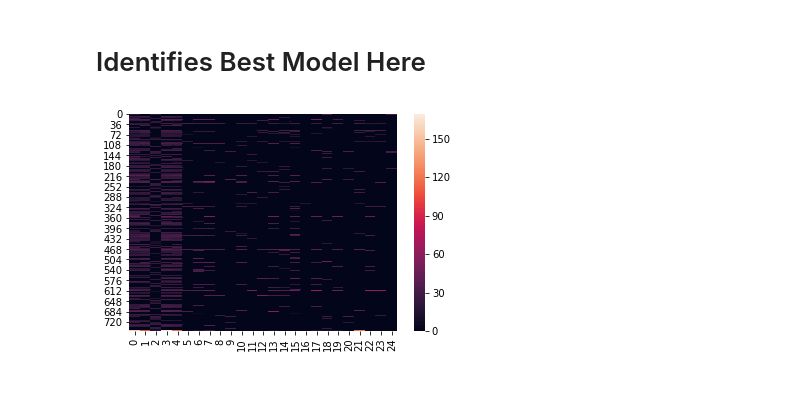
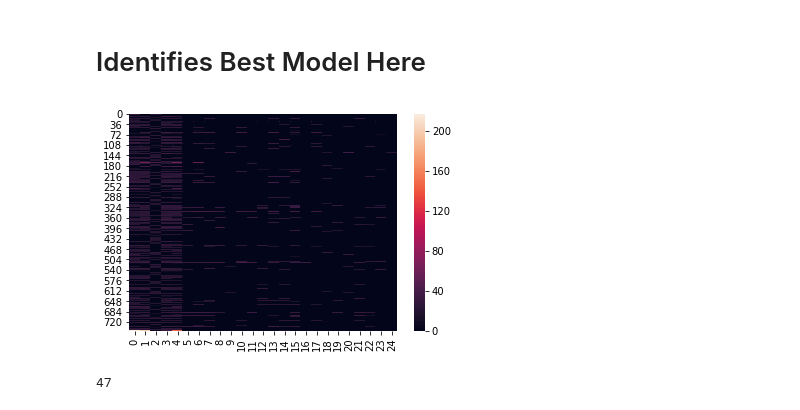
Before and after one commit to faaizT/AI_Clinician, a Jupyter notebook: AIClinician_core.ipynb, the cells around one changed output. Drawn from its saved outputs; the diff is of its cells as text; code cells hidden in the pictures.

```diff
--- a/AIClinician_core.ipynb
+++ b/AIClinician_core.ipynb
@@ -465,9 +465,14 @@ for model in range(nr_reps):
 # %% [markdown]
 # Identifies Best Model Here
 # %%
-best_model = recqvi['bootmimictestwis_5%_LB'].values.argmax
+best_model = recqvi['bootmimictestwis_5%_LB'].values.argmax()
 # %%
 import seaborn as sns
+Qon = allpols.loc[allpols['model']==best_model,'Qon'].values[0]
 ax = sns.heatmap(Qon)
 # %% [output]
-[figure, old version]
+[figure, new version]
+# %%
+best_model
+# %% [output]
+47
```
